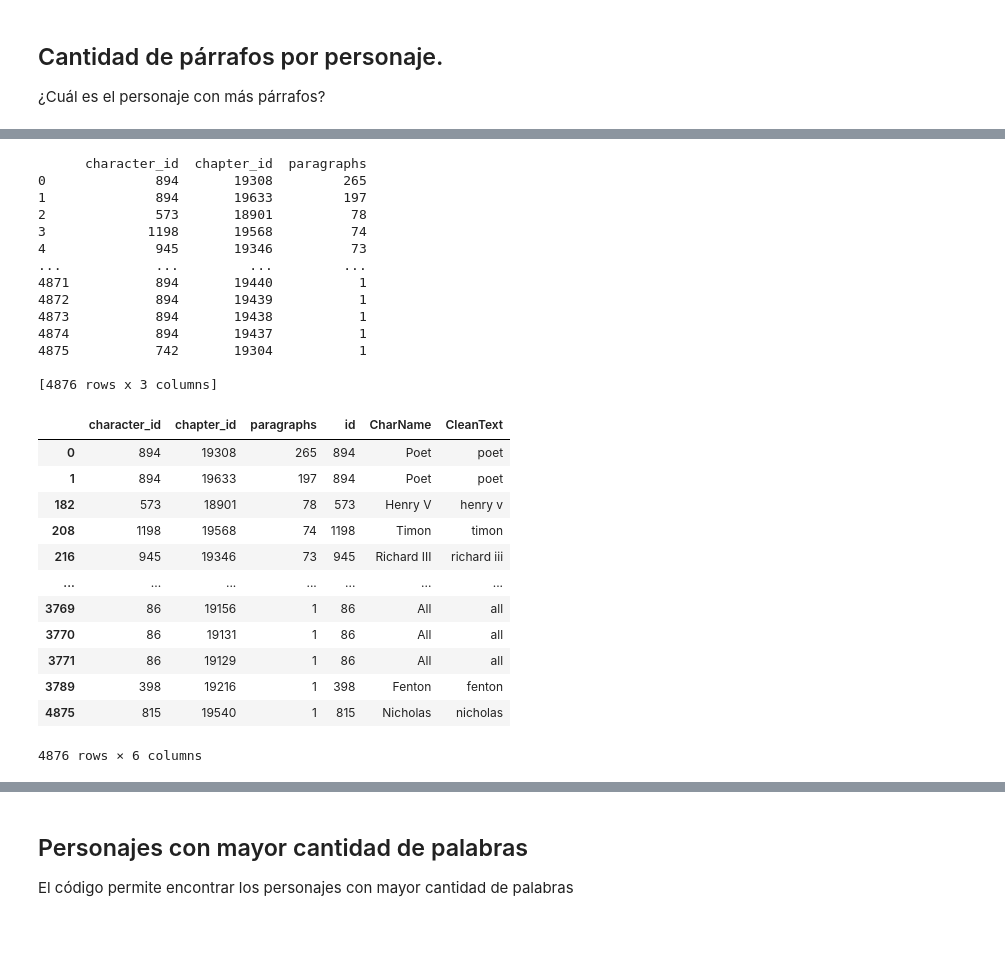
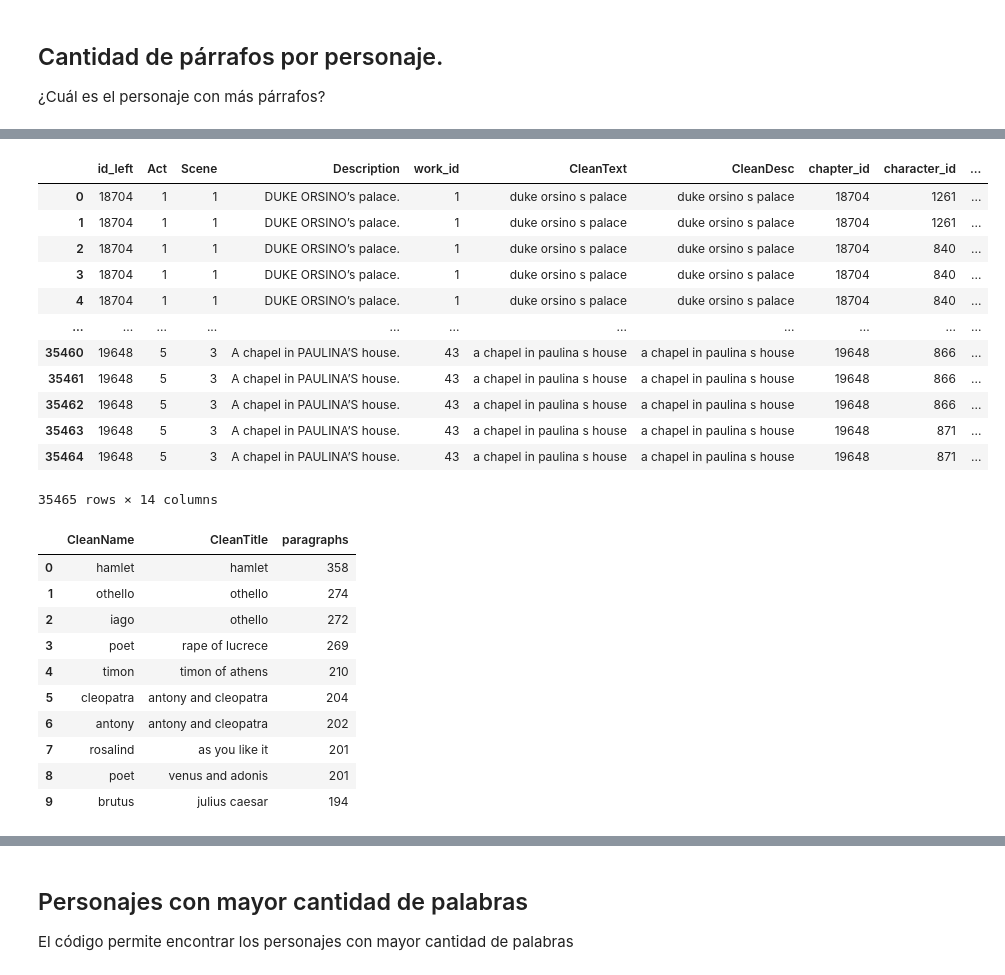
Before and after one commit to AnaCortazzo/ShakespeareTarea1, a Jupyter notebook: shakespeareAnalysis.ipynb, the cells around one changed output, grey strips where cells are left out. Saved outputs shown, nothing was run; the diff lists cells and outputs as text; code cells hidden in the pictures; blank space fills up the shorter version.

```diff
--- a/shakespeareAnalysis.ipynb
+++ b/shakespeareAnalysis.ipynb
@@ -416,39 +519,37 @@ _ = plt.xticks(rotation=90)
+# %%
+
+# me interesa saber si están en la misma obra, hago merge con work para traer el titulo
+df_merg_work = pd.merge(df_merg_chap, df_works[["id", "CleanTitle"]], left_on="work_id", right_on="id", suffixes=('_left', '_right'))
+df_merg_work
+# %% [output]
+|  | id_left | Act | Scene | Description | work_id | CleanText | CleanDesc | chapter_id | character_id | ... |
+| 0 | 18704 | 1 | 1 | DUKE ORSINO’s palace. | 1 | duke orsino s palace | duke orsino s palace | 18704 | 1261 | ... |
+| 1 | 18704 | 1 | 1 | DUKE ORSINO’s palace. | 1 | duke orsino s palace | duke orsino s palace | 18704 | 1261 | ... |
+| 2 | 18704 | 1 | 1 | DUKE ORSINO’s palace. | 1 | duke orsino s palace | duke orsino s palace | 18704 | 840 | ... |
+| 3 | 18704 | 1 | 1 | DUKE ORSINO’s palace. | 1 | duke orsino s palace | duke orsino s palace | 18704 | 840 | ... |
+| 4 | 18704 | 1 | 1 | DUKE ORSINO’s palace. | 1 | duke orsino s palace | duke orsino s palace | 18704 | 840 | ... |
+| ... | ... | ... | ... | ... | ... | ... | ... | ... | ... | ... |
+| 35460 | 19648 | 5 | 3 | A chapel in PAULINA’S house. | 43 | a chapel in paulina s house | a chapel in paulina s house | 19648 | 866 | ... |
+| 35461 | 19648 | 5 | 3 | A chapel in PAULINA’S house. | 43 | a chapel in paulina s house | a chapel in paulina s house | 19648 | 866 | ... |
+| 35462 | 19648 | 5 | 3 | A chapel in PAULINA’S house. | 43 | a chapel in paulina s house | a chapel in paulina s house | 19648 | 866 | ... |
+| 35463 | 19648 | 5 | 3 | A chapel in PAULINA’S house. | 43 | a chapel in paulina s house | a chapel in paulina s house | 19648 | 871 | ... |
+| 35464 | 19648 | 5 | 3 | A chapel in PAULINA’S house. | 43 | a chapel in paulina s house | a chapel in paulina s house | 19648 | 871 | ... |
+35465 rows × 14 columns
 # %%
-# tabla paragraph, agrupo por personaje y por chapter_id
+# agrupo por character y work
+df_agrupada2 = df_merg_work.groupby(['CleanName', 'CleanTitle'])['id_x'].count()
+df_agrupada2 = df_agrupada2.rename('paragraphs').sort_values(ascending=False).reset_index()
 
-df_agrupada = df_paragraphs.groupby(['character_id','chapter_id'])['id'].count()
-result = df_agrupada.rename('paragraphs').sort_values(ascending=False).reset_index()
-print(result)
+df_agrupada2.head(10)
 # %% [output]
-      character_id  chapter_id  paragraphs
-0              894       19308         265
-1              894       19633         197
-2              573       18901          78
-3             1198       19568          74
-4              945       19346          73
-...            ...         ...         ...
-4871           894       19440           1
-4872           894       19439           1
-4873           894       19438           1
-4874           894       19437           1
-4875           742       19304           1
-
-[4876 rows x 3 columns]
+|  | CleanName | CleanTitle | paragraphs |
+| 0 | hamlet | hamlet | 358 |
+| 1 | othello | othello | 274 |
+| 2 | iago | othello | 272 |
+| 3 | poet | rape of lucrece | 269 |
+| 4 | timon | timon of athens | 210 |
+| 5 | cleopatra | antony and cleopatra | 204 |
+| 6 | antony | antony and cleopatra | 202 |
+| 7 | rosalind | as you like it | 201 |
+| 8 | poet | venus and adonis | 201 |
+| 9 | brutus | julius caesar | 194 |
-# %%
-#quiero saber el nombre del personaje, hago merge con df_characters
-df_par_name = pd.merge(result, df_characters[["id", "CharName", "CleanText"]], left_on="character_id", right_on="id").sort_values('paragraphs', ascending=False)
-df_par_name
-# %% [output]
-|  | character_id | chapter_id | paragraphs | id | CharName | CleanText |
-| 0 | 894 | 19308 | 265 | 894 | Poet | poet |
-| 1 | 894 | 19633 | 197 | 894 | Poet | poet |
-| 182 | 573 | 18901 | 78 | 573 | Henry V | henry v |
-| 208 | 1198 | 19568 | 74 | 1198 | Timon | timon |
-| 216 | 945 | 19346 | 73 | 945 | Richard III | richard iii |
-| ... | ... | ... | ... | ... | ... | ... |
-| 3769 | 86 | 19156 | 1 | 86 | All | all |
-| 3770 | 86 | 19131 | 1 | 86 | All | all |
-| 3771 | 86 | 19129 | 1 | 86 | All | all |
-| 3789 | 398 | 19216 | 1 | 398 | Fenton | fenton |
-| 4875 | 815 | 19540 | 1 | 815 | Nicholas | nicholas |
-4876 rows × 6 columns
```
Also changed, not shown: parts of 13 cells of this notebook, 1 other file.
